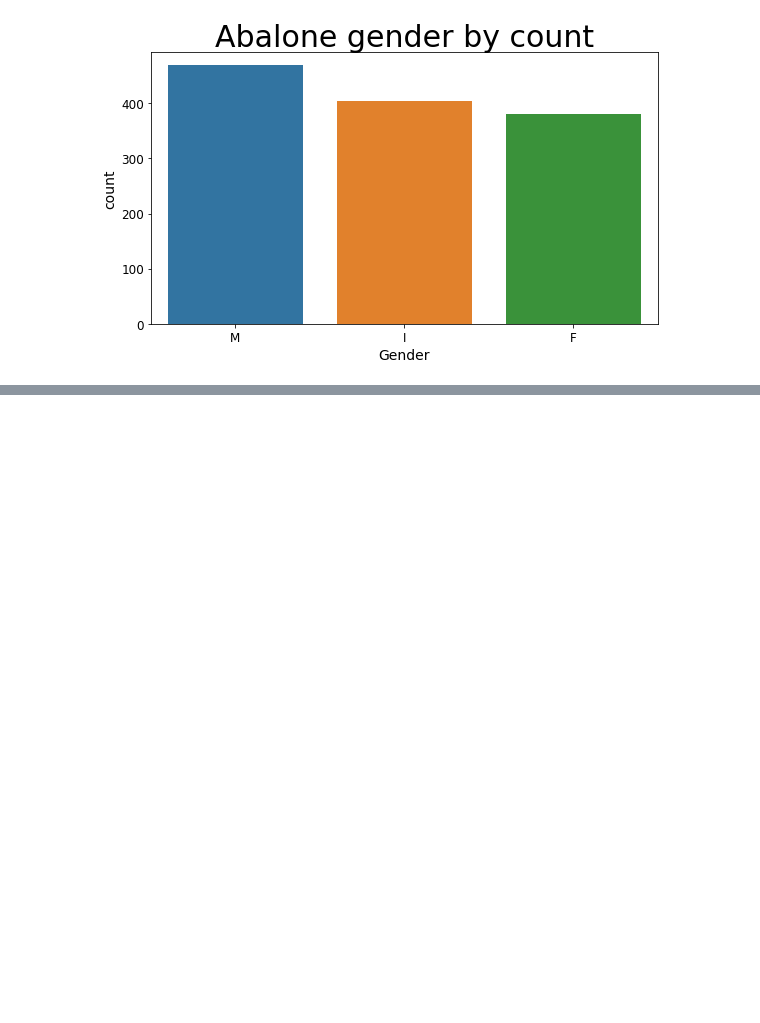
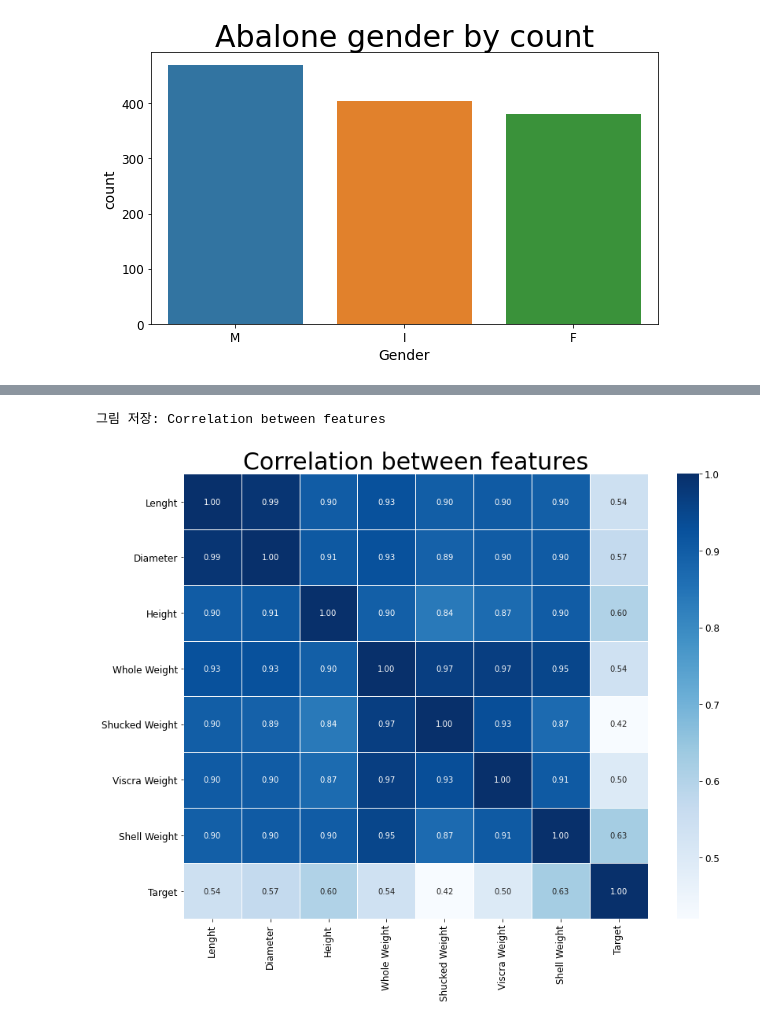
Before and after one commit to solyourock/dacon, a Jupyter notebook: abalone/baseline_eda.ipynb, the cells around one changed output, grey strips where cells are left out. Cells and saved outputs as stored; diff of their text form; code cells hidden in the pictures; blank space fills up the shorter version.

```diff
--- a/abalone/baseline_eda.ipynb
+++ b/abalone/baseline_eda.ipynb
@@ -171,0 +241,13 @@ plt.show();
+# %%
+# 수치형 데이터 상관관계 히트맵
+train_corr = train.drop(columns=['Gender'], axis=1)
+corr = train_corr.corr(method='pearson')
+# %%
+plt.figure(figsize=(12, 10))
+sns.heatmap(data=corr, annot=True, fmt='.2f', linewidths=.5, cmap='Blues')
+plt.title('Correlation between features', fontsize=30)
+save_fig('Correlation between features')
+plt.show()
+# %% [output]
+그림 저장: Correlation between features
+[figure, added]
```
Also changed, not shown: parts of 29 cells of this notebook.
